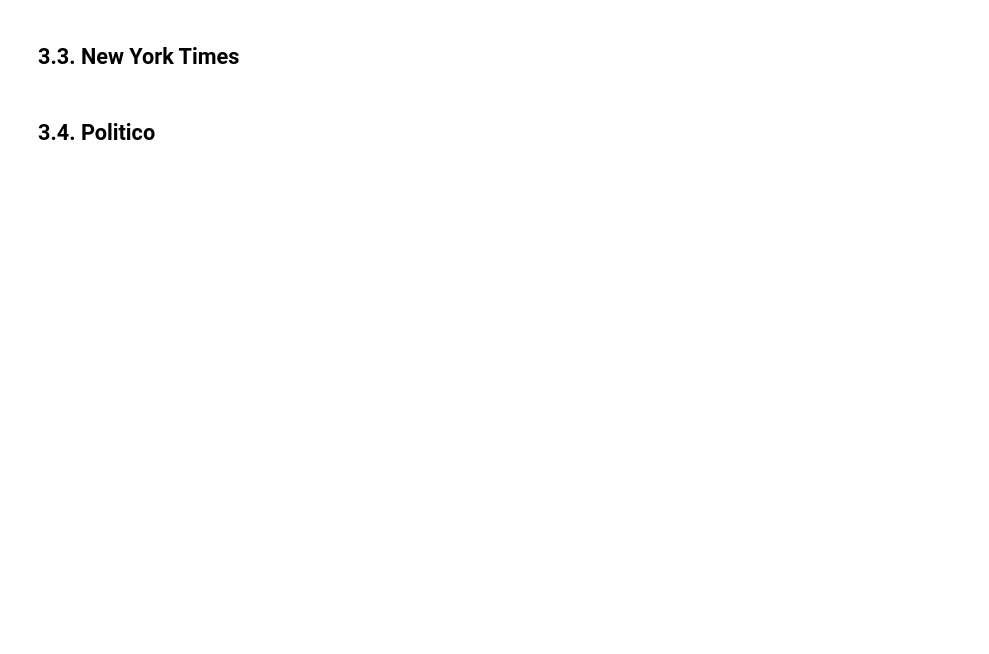
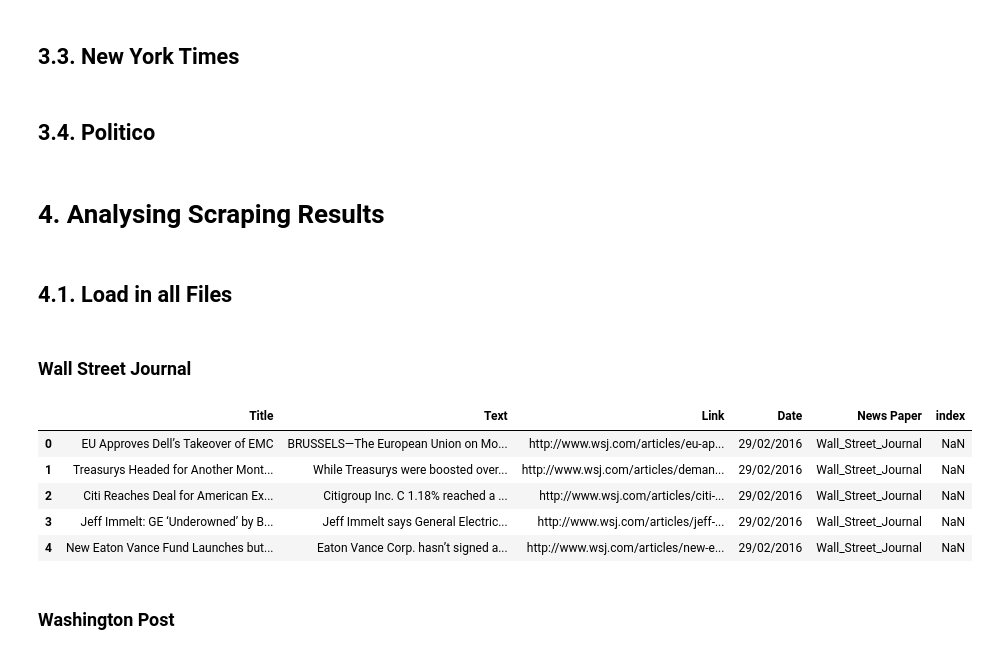
Before and after one commit to TBoedt/Constructing-A-Climate-Change-Concern-Index-Based-Upon-US-Newspaper-Articles, a Jupyter notebook: Scrapping_File_v2.ipynb, the cells around one changed output. Cells and saved outputs as stored; diff of their text form; code cells hidden in the pictures; blank space fills up the shorter version.

Commit message:
checking scraped data

```diff
--- a/Scrapping_File_v2.ipynb
+++ b/Scrapping_File_v2.ipynb
@@ -743,3 +729,34 @@ test
 ## 3.3. New York Times
 # %% [markdown]
 ## 3.4. Politico
+# %% [markdown]
+# 4. Analysing Scraping Results
+# %% [markdown]
+## 4.1. Load in all Files
+# %% [markdown]
+### Wall Street Journal
+# %%
+# Set the directory path
+directory = "C:/Users/Boedt/OneDrive/Bureaublad/Scraped_Articles/Wall Street Journal"
+
+# Get a list of filenames in the directory
+filenames = os.listdir(directory)
+
+# Loop through the filenames and read each Parquet file into a DataFrame
+dfs = []
+for filename in filenames:
+    filepath = os.path.join(directory, filename)
+    df = pd.read_parquet(filepath)
+    dfs.append(df)
+
+# Concatenate all DataFrames into a single DataFrame
+WSJ_df = pd.concat(dfs, ignore_index=True)
+# %%
+WSJ_df.head(5)
+# %% [output]
+|  | Title | Text | Link | Date | News Paper | index |
+| 0 | EU Approves Dell’s Takeover of EMC | BRUSSELS—The European Union on Mo... | http://www.wsj.com/articles/eu-ap... | 29/02/2016 | Wall_Street_Journal | NaN |
+| 1 | Treasurys Headed for Another Mont... | While Treasurys were boosted over... | http://www.wsj.com/articles/deman... | 29/02/2016 | Wall_Street_Journal | NaN |
+| 2 | Citi Reaches Deal for American Ex... | Citigroup Inc. C 1.18% reached a ... | http://www.wsj.com/articles/citi-... | 29/02/2016 | Wall_Street_Journal | NaN |
+| 3 | Jeff Immelt: GE ‘Underowned’ by B... | Jeff Immelt says General Electric... | http://www.wsj.com/articles/jeff-... | 29/02/2016 | Wall_Street_Journal | NaN |
+| 4 | New Eaton Vance Fund Launches but... | Eaton Vance Corp. hasn’t signed a... | http://www.wsj.com/articles/new-e... | 29/02/2016 | Wall_Street_Journal | NaN |
@@ -745,0 +769,2 @@ test
+# %% [markdown]
+### Washington Post
```
Also changed, not shown: parts of 57 cells of this notebook, 8 other files.
